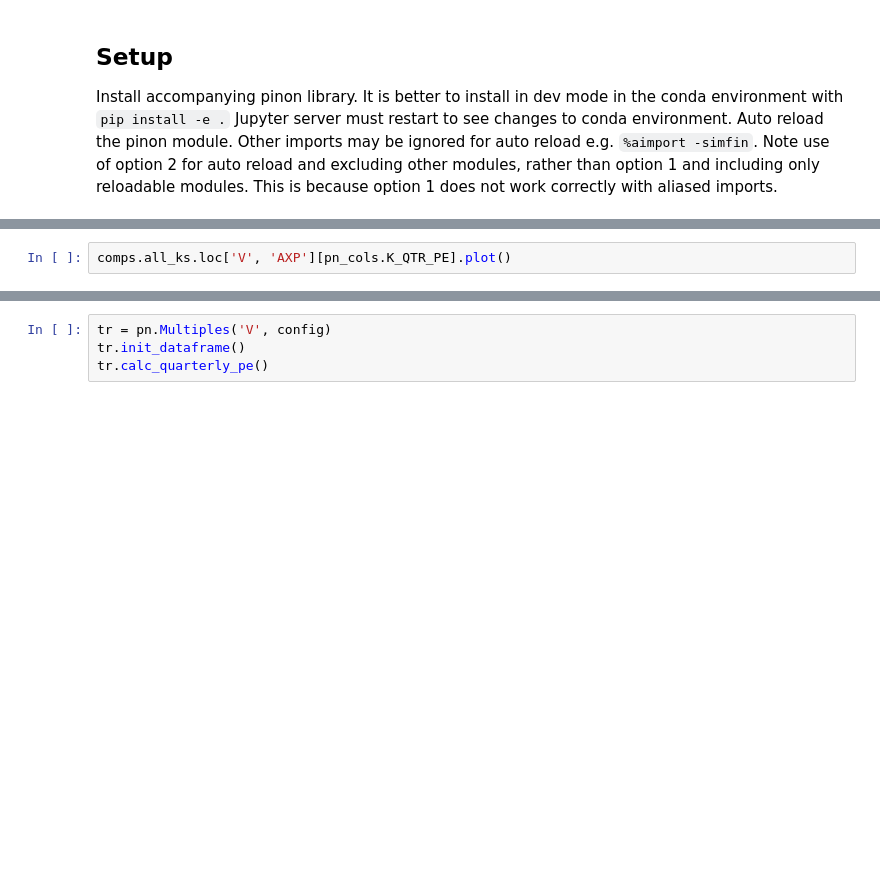
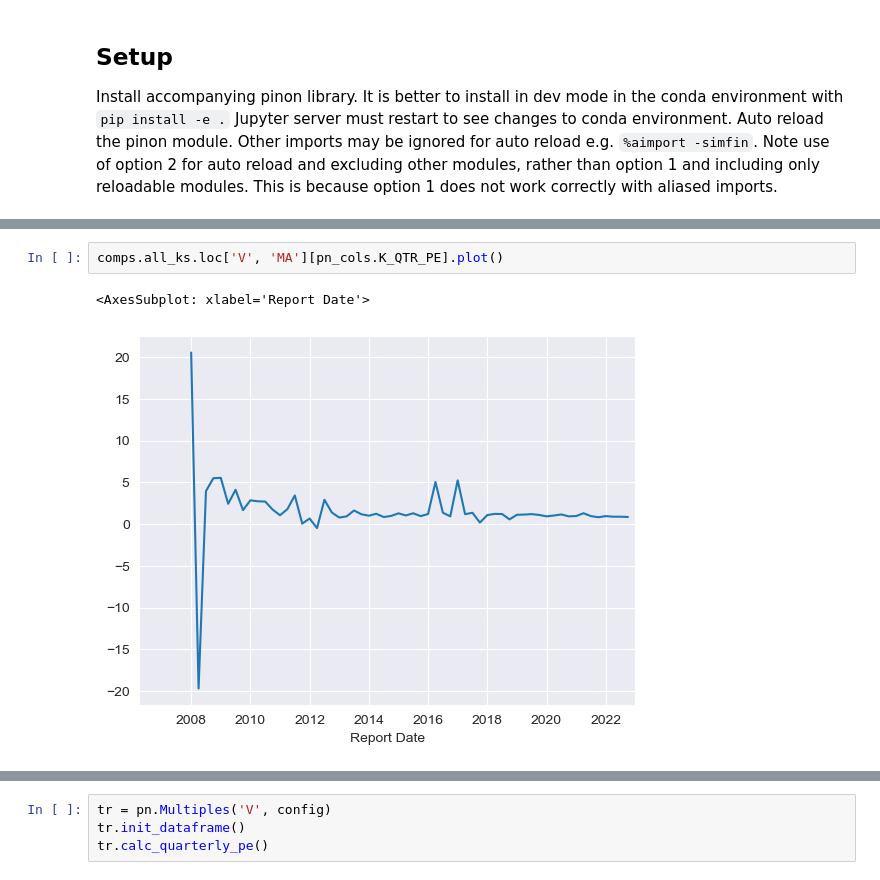
Before and after one commit to ddannenb/pinon, a Jupyter notebook: notebooks/try2.ipynb, the cells around one changed output, grey strips where cells are left out. Drawn from its saved outputs; the diff is of its cells as text; blank space fills up the shorter version.

Commit message:
comps.py WIP. mu_multiples.

```diff
--- a/notebooks/try2.ipynb
+++ b/notebooks/try2.ipynb
@@ -73,3 +95,6 @@ Here
 # %%
-comps.all_ks.loc['V', 'AXP'][pn_cols.K_QTR_PE].plot()
+comps.all_ks.loc['V', 'MA'][pn_cols.K_QTR_PE].plot()
+# %% [output]
+<AxesSubplot: xlabel='Report Date'>
+[figure, added]
 # %%
```
Also changed, not shown: parts of 4 cells of this notebook, 3 other files.
